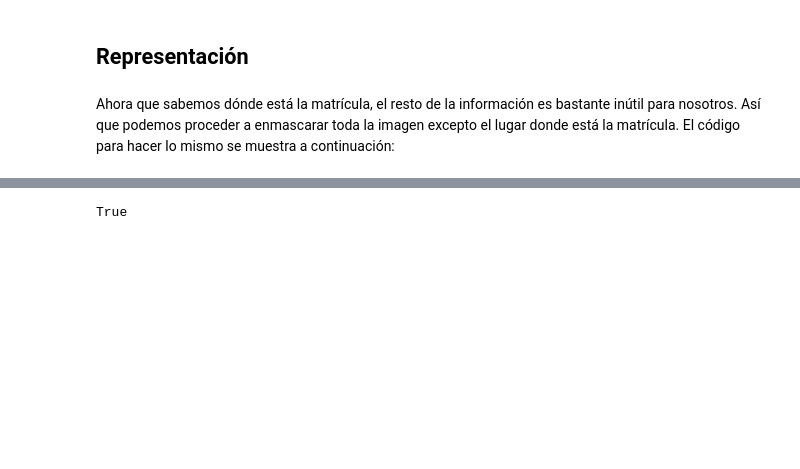
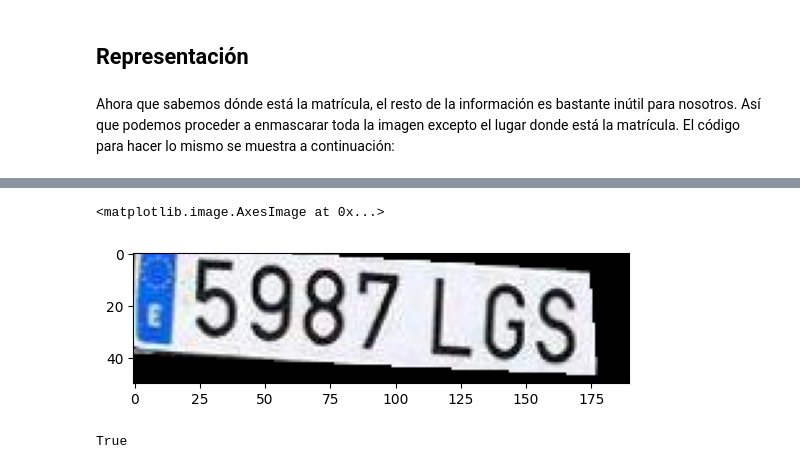
Before and after one commit to JLGOrtega/repo-clase-dsvlcsep24, a Jupyter notebook: Talleres/Taller OpenCV/taller_opencv_thebridge_09_23.Santiago_Valencia/Notebooks/plates.ipynb, the cells around one changed output, grey strips where cells are left out. Cells and saved outputs as stored; diff of their text form; code cells hidden in the pictures; blank space fills up the shorter version.

```diff
--- a/Talleres/Taller OpenCV/taller_opencv_thebridge_09_23.Santiago_Valencia/Notebooks/plates.ipynb
+++ b/Talleres/Taller OpenCV/taller_opencv_thebridge_09_23.Santiago_Valencia/Notebooks/plates.ipynb
@@ -189,3 +202,8 @@ plt.imshow(cv.cvtColor(license_plate, cv.COLOR_BGR2RGB));
+# %%
+plt.imshow(license_plate[510:560, 760:950,:])
+# %% [output]
+<matplotlib.image.AxesImage at 0x...>
+[figure, added]
 # %%
 cv.imwrite('figure2.png', license_plate)
 # %% [output]
```
Also changed, not shown: parts of 11 cells of this notebook, 14 other files.
